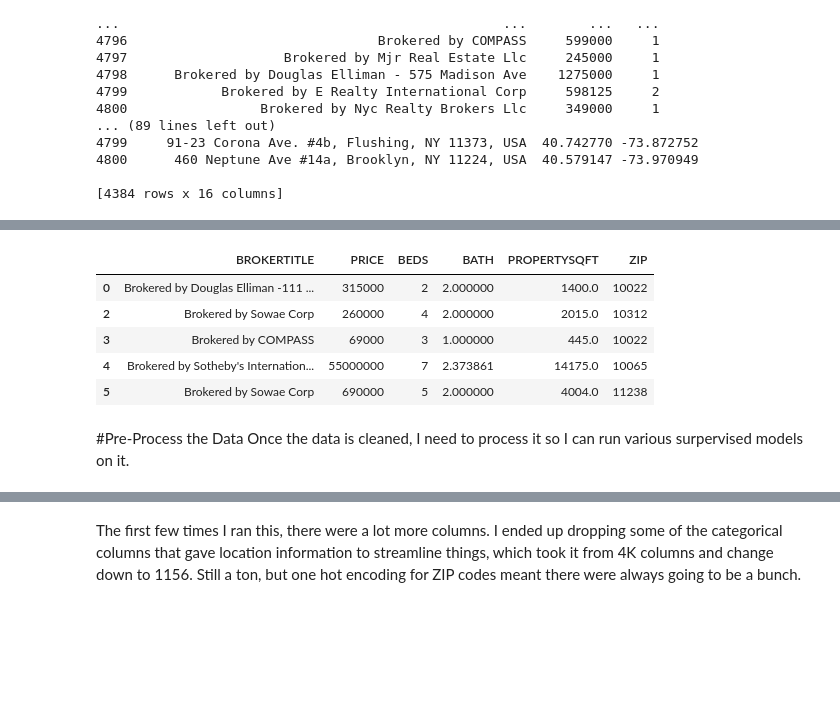
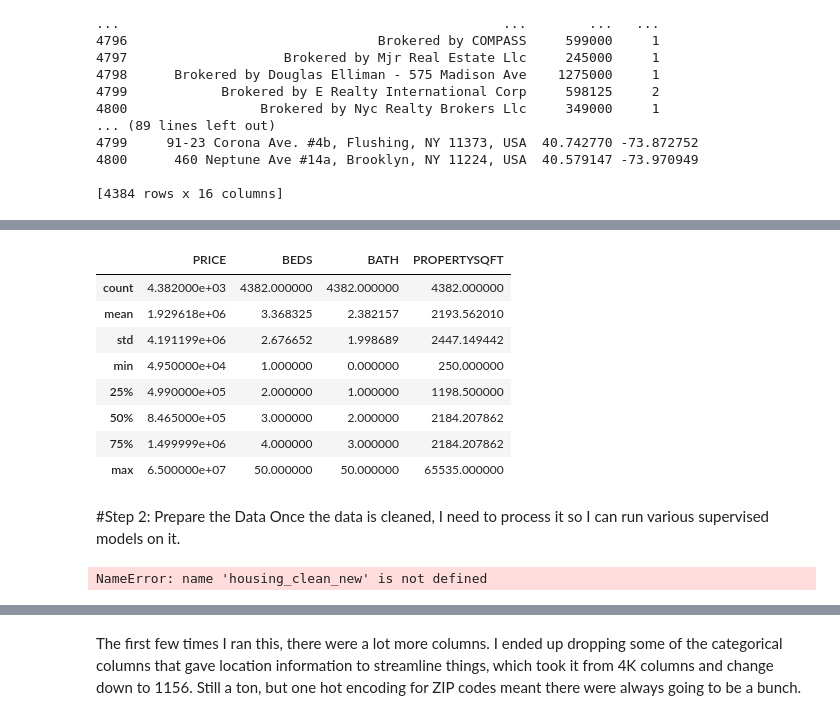
Before and after one commit to coughlinjennie/data71200, a Jupyter notebook: projects/DATA71200_Project2_Coughlin.ipynb, the cells around one changed output, grey strips where cells are left out. Cells and saved outputs as stored; diff of their text form; code cells hidden in the pictures; blank space fills up the shorter version.

```diff
--- a/projects/DATA71200_Project2_Coughlin.ipynb
+++ b/projects/DATA71200_Project2_Coughlin.ipynb
@@ -97,9 +106,10 @@ housing_train, housing_test, housing_label_train, housing_label_test = train_tes
 # %%
-#Create a column with the ZIP code of the property
-housing["ZIP"] = housing.MAIN_ADDRESS.str[-5:]
+#Create a column with the ZIP code of the property for both training and testing data
+housing_train["ZIP"] = housing_train.MAIN_ADDRESS.str[-5:]
+housing_test["ZIP"] = housing_test.MAIN_ADDRESS.str[-5:]
 # %%
-# Create a list of redundant column names to drop
-to_drop = ["LONGITUDE", "LATITUDE", "ADDRESS", "ADMINISTRATIVE_AREA_LEVEL_2", "LOCALITY", "SUBLOCALITY", "FORMATTED_ADDRESS", "MAIN_ADDRESS", "STATE", "STREET_NAME","LONG_NAME"]
+# Create a list of redundant column names to drop from the training data only
+to_drop = ["LONGITUDE", "LATITUDE", "ADDRESS", "ADMINISTRATIVE_AREA_LEVEL_2", "LOCALITY", "SUBLOCALITY", "FORMATTED_ADDRESS", "MAIN_ADDRESS", "STATE", "STREET_NAME","LONG_NAME","BROKERTITLE"]
 
 # Drop those columns from the dataset
-housing_subset = housing.drop(to_drop, axis = 1)
+housing_subset = housing_train.drop(to_drop, axis = 1)
@@ -110,12 +147,15 @@ housing_clean = housing_subset[housing_subset['PRICE'] <= 100000000]
 # %%
-housing_clean.head()
+housing_clean.describe()
 # %% [output]
-|  | BROKERTITLE | PRICE | BEDS | BATH | PROPERTYSQFT | ZIP |
-| 0 | Brokered by Douglas Elliman -111 ... | 315000 | 2 | 2.000000 | 1400.0 | 10022 |
-| 2 | Brokered by Sowae Corp | 260000 | 4 | 2.000000 | 2015.0 | 10312 |
-| 3 | Brokered by COMPASS | 69000 | 3 | 1.000000 | 445.0 | 10022 |
-| 4 | Brokered by Sotheby's Internation... | 55000000 | 7 | 2.373861 | 14175.0 | 10065 |
-| 5 | Brokered by Sowae Corp | 690000 | 5 | 2.000000 | 4004.0 | 11238 |
+|  | PRICE | BEDS | BATH | PROPERTYSQFT |
+| count | 4.382000e+03 | 4382.000000 | 4382.000000 | 4382.000000 |
+| mean | 1.929618e+06 | 3.368325 | 2.382157 | 2193.562010 |
+| std | 4.191199e+06 | 2.676652 | 1.998689 | 2447.149442 |
+| min | 4.950000e+04 | 1.000000 | 0.000000 | 250.000000 |
+| 25% | 4.990000e+05 | 2.000000 | 1.000000 | 1198.500000 |
+| 50% | 8.465000e+05 | 3.000000 | 2.000000 | 2184.207862 |
+| 75% | 1.499999e+06 | 4.000000 | 3.000000 | 2184.207862 |
+| max | 6.500000e+07 | 50.000000 | 50.000000 | 65535.000000 |
 # %% [markdown]
-#Pre-Process the Data
-Once the data is cleaned, I need to process it so I can run various surpervised models on it.
+#Step 2: Prepare the Data
+Once the data is cleaned, I need to process it so I can run various supervised models on it.
@@ -122,3 +175,7 @@ Once the data is cleaned, I need to process it so I can run various surpervised
+# %%
+housing_clean.info()
+# %% [output]
+NameError: name 'housing_clean_new' is not defined
 # %%
 #Organize columns by dtype
 
```
Also changed, not shown: parts of 17 cells of this notebook.
